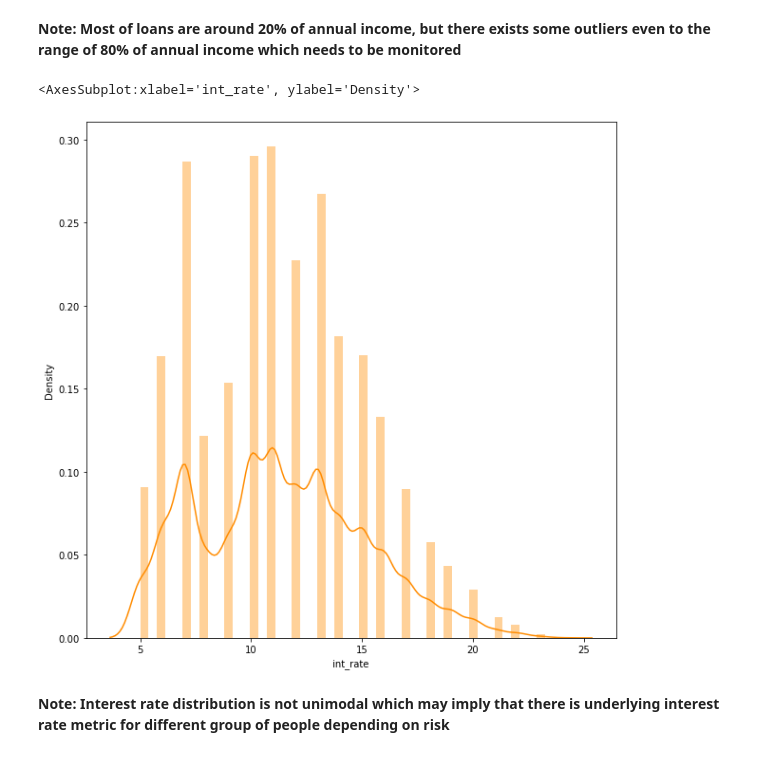
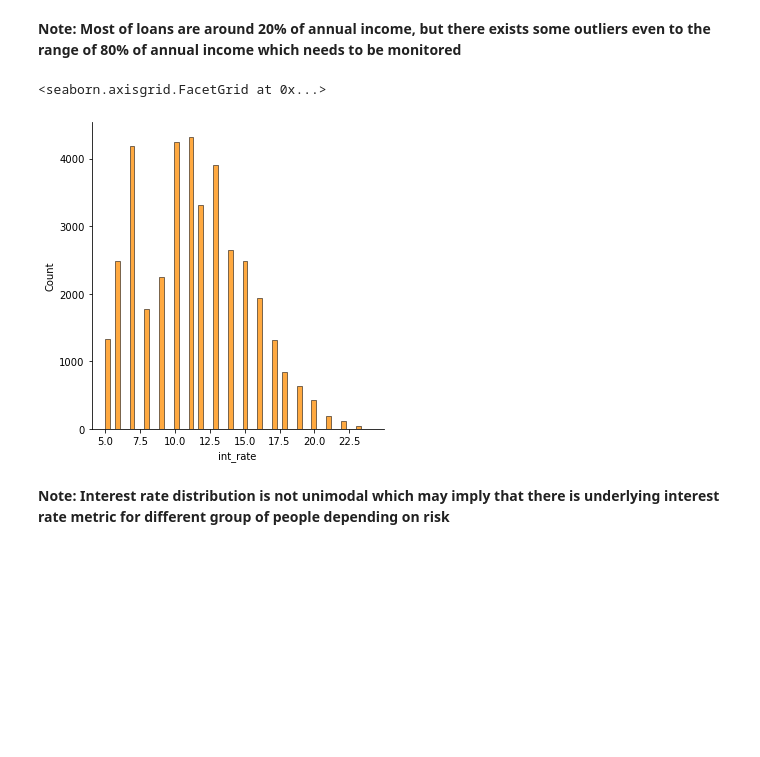
Before and after one commit to sumit0049/lending-club-case-study-november-2021, a Jupyter notebook: Lending_Club_case_Study_Sumitkumar_Karthik.ipynb, the cells around one changed output. Drawn from its saved outputs; the diff is of its cells as text; code cells hidden in the pictures; blank space fills up the shorter version.

```diff
--- a/Lending_Club_case_Study_Sumitkumar_Karthik.ipynb
+++ b/Lending_Club_case_Study_Sumitkumar_Karthik.ipynb
@@ -183,10 +183,10 @@ plt.show()
 # %% [markdown]
 **Note: Most of loans are around 20% of annual income, but there exists some outliers even to the range of 80% of annual income which needs to be monitored**
 # %%
-sns.distplot(removed_thresh_data["int_rate"],color='darkorange')
+sns.displot(removed_thresh_data["int_rate"],color='darkorange')
 # %% [output]
-<AxesSubplot:xlabel='int_rate', ylabel='Density'>
+<seaborn.axisgrid.FacetGrid at 0x...>
-[figure, old version]
+[figure, new version]
 # %% [markdown]
 **Note: Interest rate distribution is not unimodal which may imply that there is underlying interest rate metric for different group of people depending on risk**
 # %%
```
Also changed, not shown: parts of 2 cells of this notebook.
